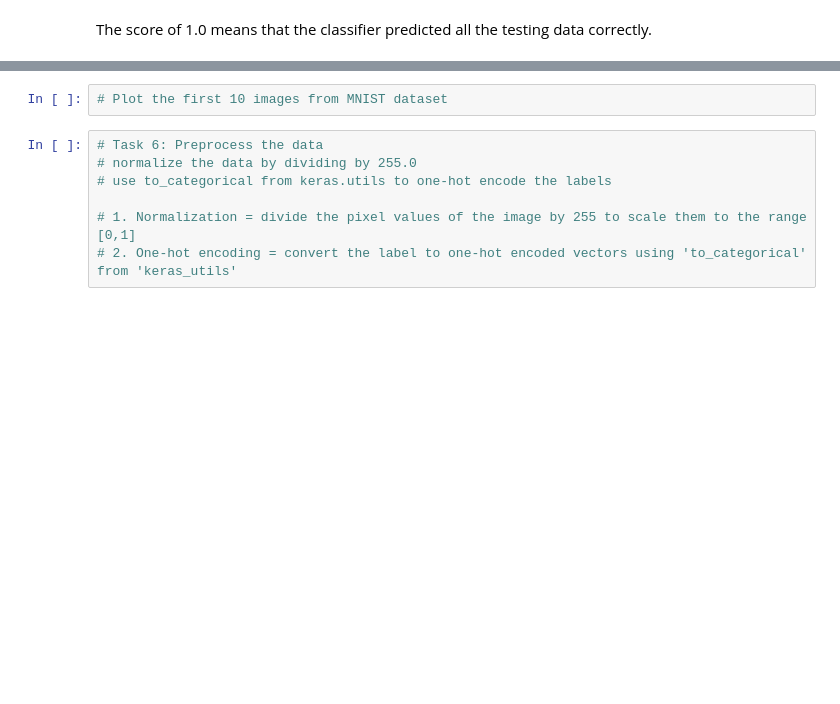
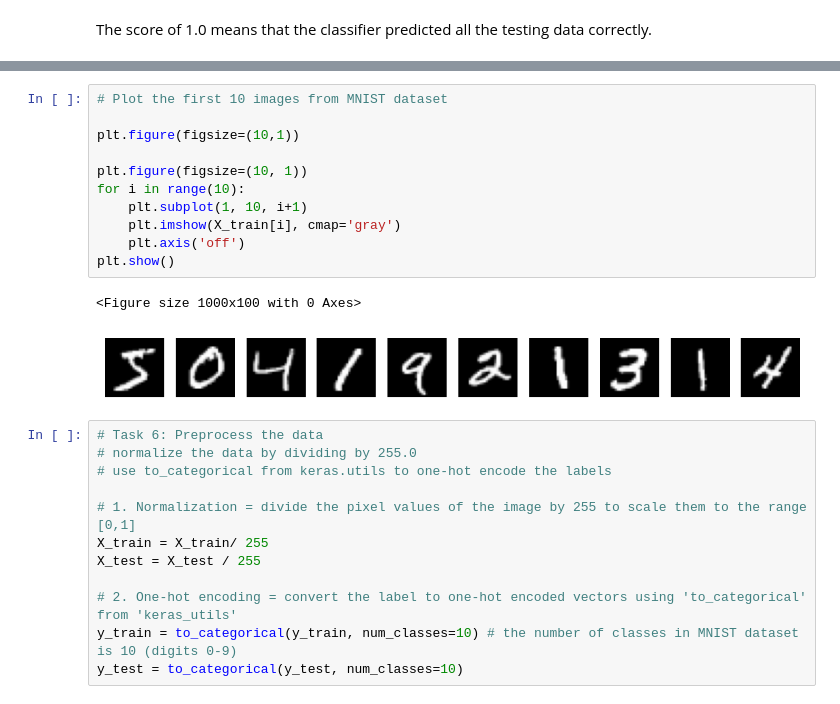
Before and after one commit to gheacs/513_HW3, a Jupyter notebook: app.ipynb, the cells around one changed output, grey strips where cells are left out. Cells and saved outputs as stored; diff of their text form; blank space fills up the shorter version.

```diff
--- a/app.ipynb
+++ b/app.ipynb
@@ -88,9 +94,26 @@ Downloading data from https://storage.googleapis.com/tensorflow/tf-keras-dataset
-# %%
-# Plot the first 10 images from MNIST dataset
+# %%
+# Plot the first 10 images from MNIST dataset
+
+plt.figure(figsize=(10,1))
+
+plt.figure(figsize=(10, 1))
+for i in range(10):
+    plt.subplot(1, 10, i+1)
+    plt.imshow(X_train[i], cmap='gray')
+    plt.axis('off')
+plt.show()
+# %% [output]
+<Figure size 1000x100 with 0 Axes>
+[figure, added]
 # %%
 # Task 6: Preprocess the data
 # normalize the data by dividing by 255.0
 # use to_categorical from keras.utils to one-hot encode the labels
 
 # 1. Normalization = divide the pixel values of the image by 255 to scale them to the range [0,1]
+X_train = X_train/ 255
+X_test = X_test / 255
+
 # 2. One-hot encoding = convert the label to one-hot encoded vectors using 'to_categorical' from 'keras_utils'
+y_train = to_categorical(y_train, num_classes=10) # the number of classes in MNIST dataset is 10 (digits 0-9)
+y_test = to_categorical(y_test, num_classes=10)
```
Also changed, not shown: parts of 5 cells of this notebook.
